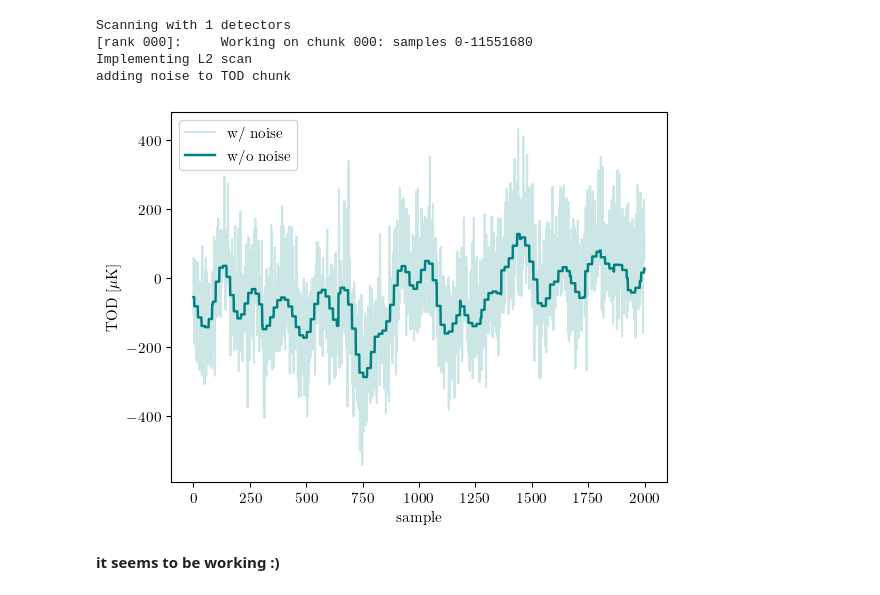
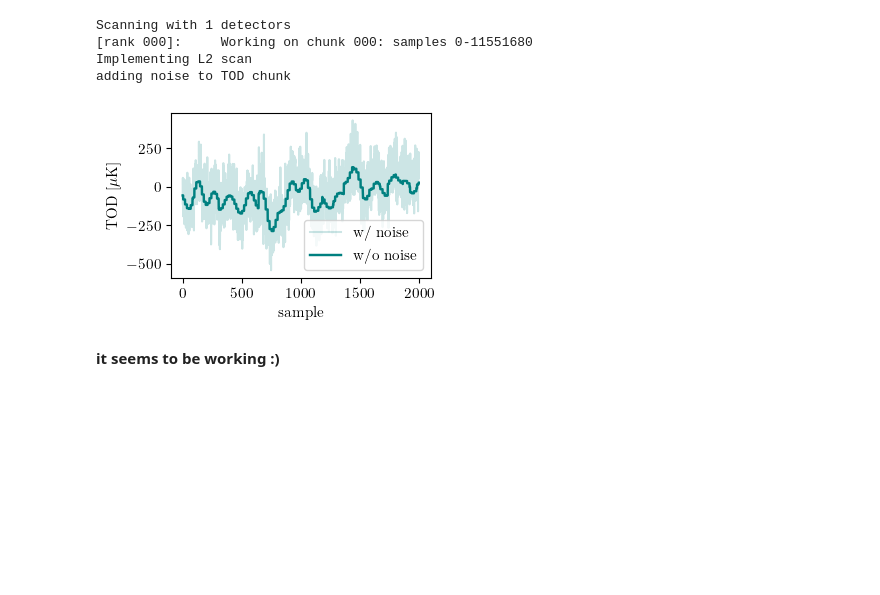
Before and after one commit to martamonelli/beamconv_again, a Jupyter notebook: notebooks/LiteBIRD-like.ipynb, the cells around one changed output. Saved outputs shown, nothing was run; the diff lists cells and outputs as text; code cells hidden in the pictures; blank space fills up the shorter version.

```diff
--- a/notebooks/LiteBIRD-like.ipynb
+++ b/notebooks/LiteBIRD-like.ipynb
@@ -297,15 +297,18 @@ adding noise to TOD chunk
 # %%
 points=2000
 color='teal'
 
+plt.figure(figsize=(3.6, 2.4))
 plt.plot(tod_noisy[:points],color=color,alpha=0.2,label='w/ noise')
 plt.plot(tod_noiseless[:points],color=color,linewidth=1.75,label='w/o noise')
 plt.legend()
 plt.xlabel(r'sample')
 plt.ylabel(r'TOD [$\mu$K]')
+plt.tight_layout()
+plt.savefig('noise_TOD.pdf')
 plt.show()
 # %% [output]
-[figure, old version]
+[figure, new version]
 # %% [markdown]
 <b>it seems to be working :)</b>
 # %%
```
Also changed, not shown: parts of 4 cells of this notebook.
